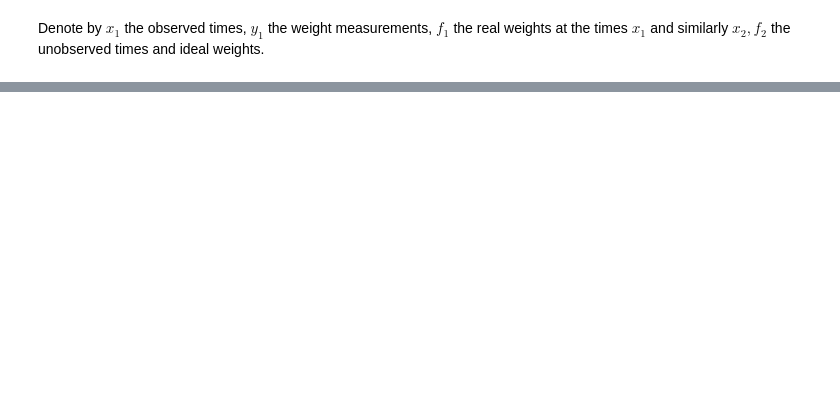
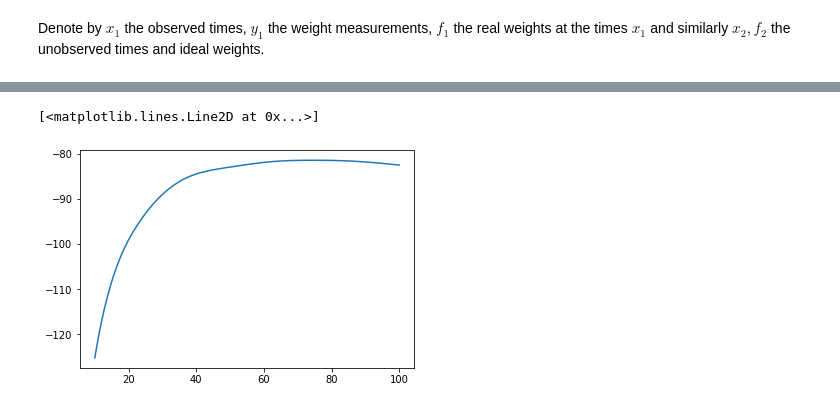
Before and after one commit to PistaSaki/python_bordel_01, a Jupyter notebook: book_reading/gaussian_processes_for_machine_learning/gaussian_process_regression.ipynb, the cells around one changed output, grey strips where cells are left out. Saved outputs shown, nothing was run; the diff lists cells and outputs as text; code cells hidden in the pictures; blank space fills up the shorter version.

```diff
--- a/book_reading/gaussian_processes_for_machine_learning/gaussian_process_regression.ipynb
+++ b/book_reading/gaussian_processes_for_machine_learning/gaussian_process_regression.ipynb
@@ -106,0 +127,16 @@ plt.errorbar(x=x2, y=f2_mean, yerr=2*np.sqrt(f2_cov.diagonal()))
+# %%
+length_grid = np.linspace(10, 100, 100)
+evidence_grid = [
+    get_log_evidence(
+        mean=mean_weight,
+        cov_fun=squared_quadratic_covaiance_function(length=length, c=100),
+        obs_var=obs_var,
+        x=x1, y=y1
+    )
+    for length in length_grid
+]
+
+plt.plot(length_grid, evidence_grid)
+# %% [output]
+[<matplotlib.lines.Line2D at 0x...>]
+[figure, added]
```
Also changed, not shown: parts of 11 cells of this notebook, 5 other files.
